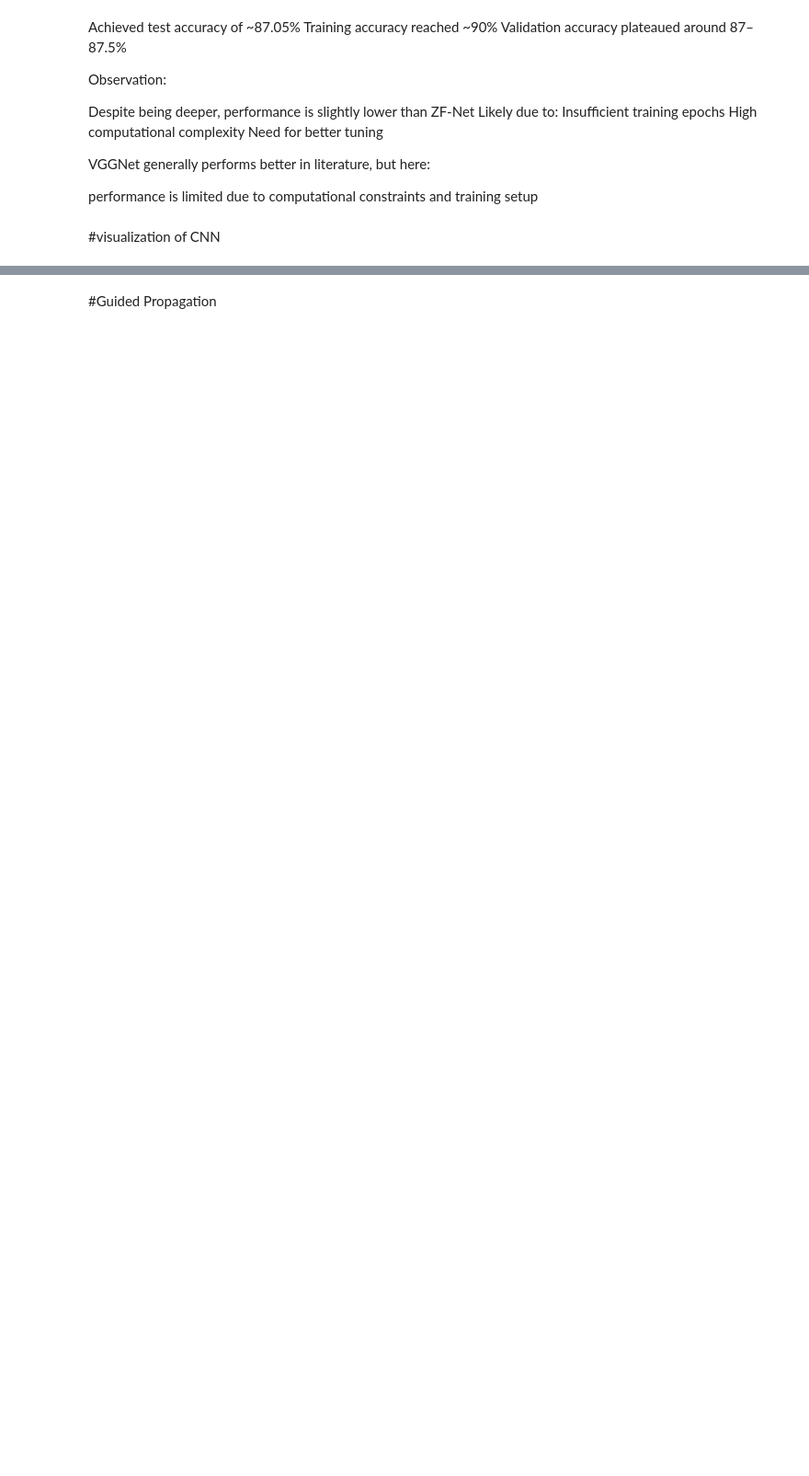
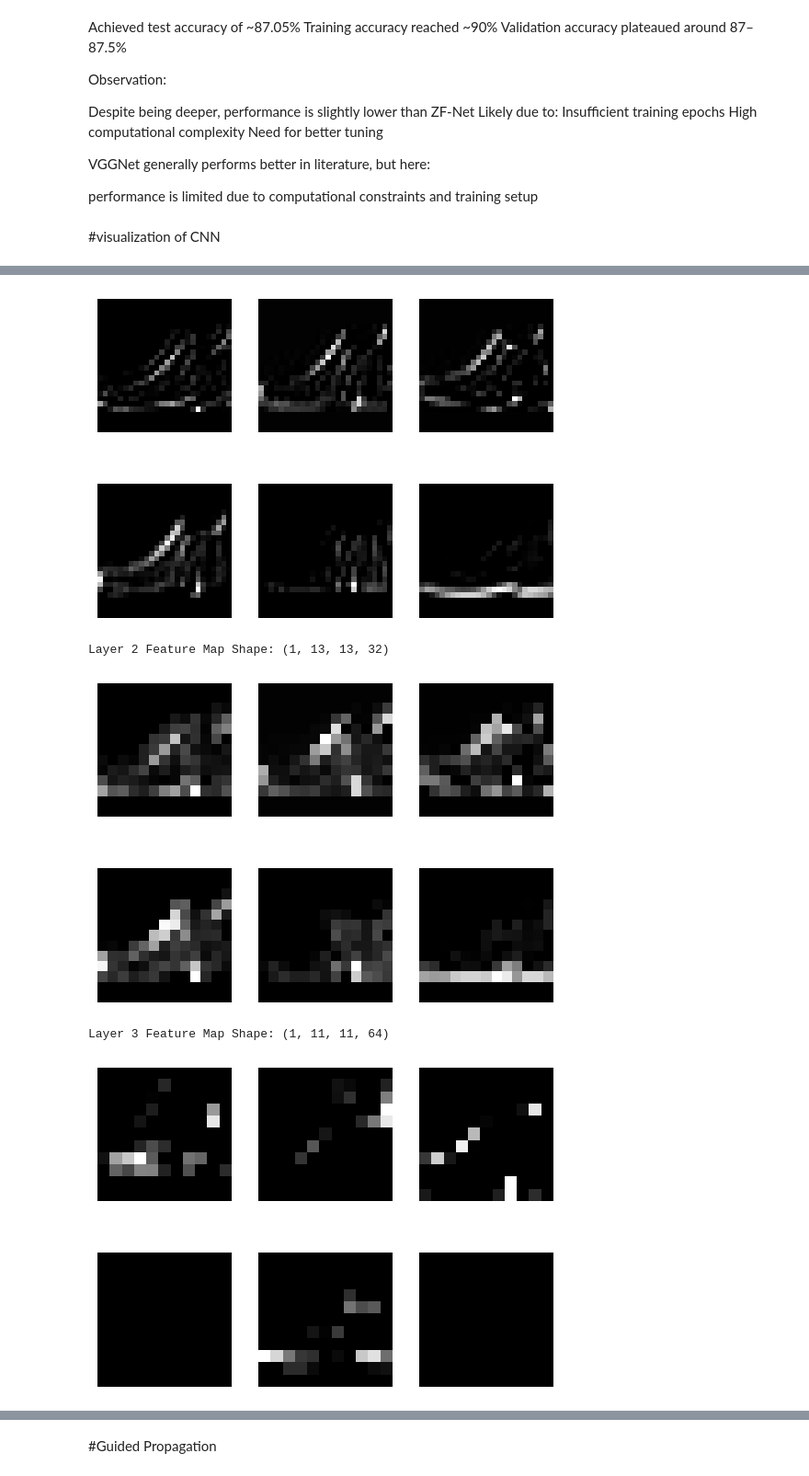
Before and after one commit to jahnavimidde/Deep_learning, a Jupyter notebook: DL_assignment.ipynb, the cells around one changed output, grey strips where cells are left out. Shown at 92% size. Drawn from its saved outputs; the diff is of its cells as text; code cells hidden in the pictures; blank space fills up the shorter version.

```diff
--- a/DL_assignment.ipynb
+++ b/DL_assignment.ipynb
@@ -445,14 +445,12 @@ performance is limited due to computational constraints and training setup
 # %% [markdown]
 #visualization of CNN
 # %%
-#visualization of CNN
-
 # ==========================================
 # 1. Import Libraries
 # ==========================================
 import numpy as np
 import matplotlib.pyplot as plt
-from keras.datasets import cifar10
+from keras.datasets import fashion_mnist
 from keras.models import Sequential, Model
 from keras.layers import Conv2D, MaxPool2D
 from keras.layers import Dense, Flatten
@@ -461,11 +459,15 @@ from tensorflow.keras.utils import to_categorical
 # ==========================================
 # 2. Load Dataset
 # ==========================================
-(X_train, y_train), (X_test, y_test) = cifar10.load_data()
+(X_train, y_train), (X_test, y_test) = fashion_mnist.load_data()
 
-# Normalize data (0–255 → 0–1)
+# Normalize data
 X_train = X_train.astype('float32') / 255
 X_test = X_test.astype('float32') / 255
+
+# Reshape (add channel dimension)
+X_train = X_train.reshape(-1, 28, 28, 1)
+X_test = X_test.reshape(-1, 28, 28, 1)
 
 # One-hot encoding
 Y_train = to_categorical(y_train, 10)
@@ -477,7 +479,7 @@ Y_test = to_categorical(y_test, 10)
 model = Sequential()
 
 # First Convolution Layer
-model.add(Conv2D(32, (3,3), activation='relu', input_shape=(32,32,3)))
+model.add(Conv2D(32, (3,3), activation='relu', input_shape=(28,28,1)))
 
 # First Pooling Layer
 model.add(MaxPool2D(pool_size=(2,2)))
@@ -492,26 +494,23 @@ model.add(MaxPool2D(pool_size=(2,2)))
 model.add(Flatten())
 model.add(Dense(10, activation='softmax'))
 
-# Compile model
+# Compile
 model.compile(optimizer='adam', loss='categorical_crossentropy', metrics=['accuracy'])
 
-# Train model (use fewer epochs for faster run)
+# Train
 model.fit(X_train, Y_train, epochs=10, batch_size=32)
 
 # ==========================================
-# 4. Create Model for Feature Maps
+# 4. Feature Map Model
 # ==========================================
-# Extract outputs of convolution + pooling layers
 layer_outputs = [layer.output for layer in model.layers[:4]]
-
-# Create new model
-feature_map_model = Model(inputs=model.inputs[0], outputs=layer_outputs)
+feature_map_model = Model(inputs=model.inputs, outputs=layer_outputs)
 
 # ==========================================
 # 5. Select One Image
 # ==========================================
-sample_image = X_test[0]              # Take first test image
-sample_image = np.expand_dims(sample_image, axis=0)  # Add batch dimension
+sample_image = X_test[0]
+sample_image = np.expand_dims(sample_image, axis=0)
 
 # ==========================================
 # 6. Get Feature Maps
@@ -525,10 +524,10 @@ for layer_index, fmap in enumerate(feature_maps):
 
     print("Layer", layer_index+1, "Feature Map Shape:", fmap.shape)
 
-    # Plot first 6 feature maps
     for i in range(6):
         plt.subplot(2, 3, i+1)
         plt.imshow(fmap[0, :, :, i], cmap='gray')
         plt.axis('off')
 
     plt.show()
+# %% [output]
@@ -534,0 +551,5 @@ for layer_index, fmap in enumerate(feature_maps):
+[figure, added]
+Layer 2 Feature Map Shape: (1, 13, 13, 32)
+[figure, added]
+Layer 3 Feature Map Shape: (1, 11, 11, 64)
+[figure, added]
```
Also changed, not shown: parts of 15 cells of this notebook.
